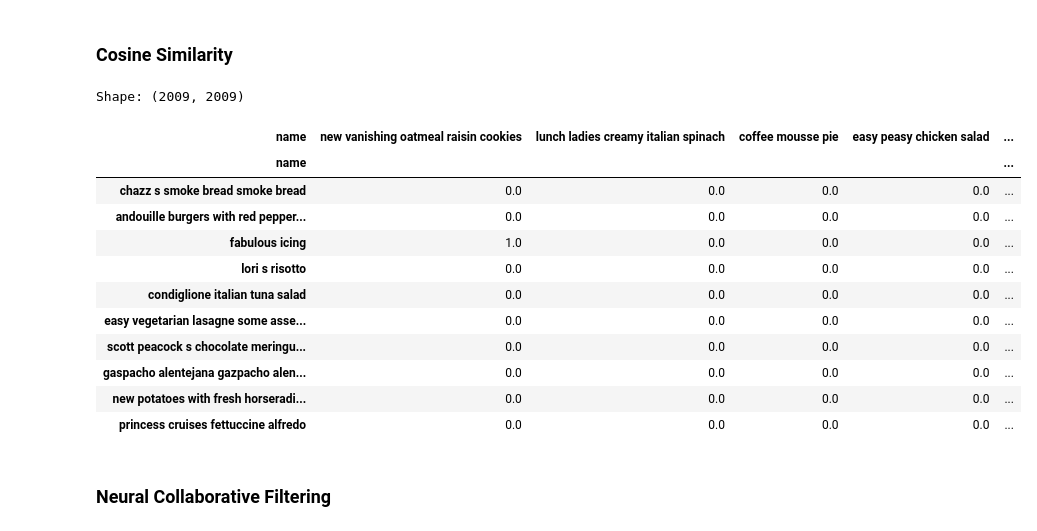
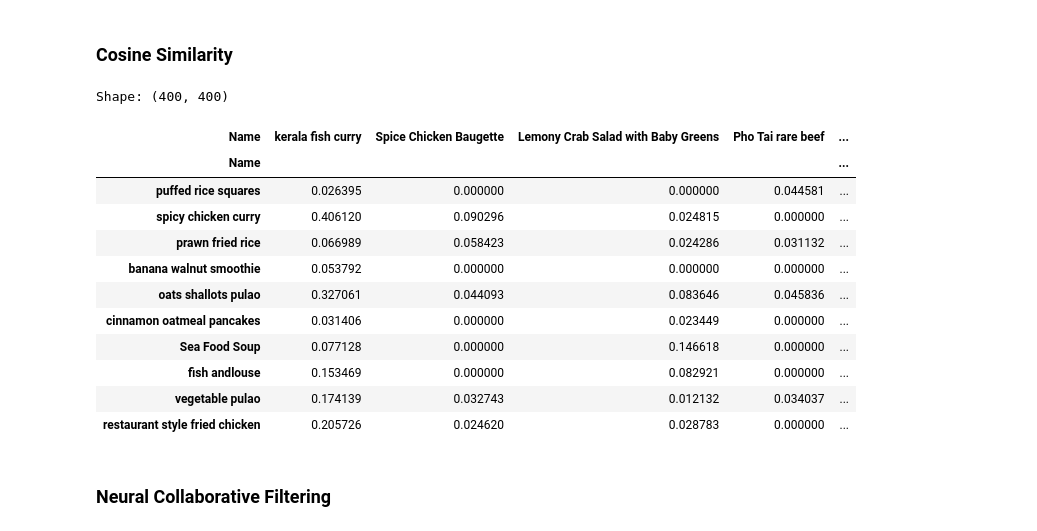
Before and after one commit to Sulbae/OlahGizi-Project, a Jupyter notebook: Food Recommender/notebook.ipynb, the cells around one changed output. Drawn from its saved outputs; the diff is of its cells as text; code cells hidden in the pictures.

```diff
--- a/Food Recommender/notebook.ipynb
+++ b/Food Recommender/notebook.ipynb
@@ -559,26 +559,26 @@ print(x, y)
 cos_sim = cosine_similarity(tfidf_matrix, tfidf_matrix)
 # %%
 cos_sim_df = pd.DataFrame(cos_sim,
-                          index=content_based_df['name'],
-                          columns=content_based_df['name'])
+                          index=content_based_df['Name'],
+                          columns=content_based_df['Name'])
 
 print("Shape:", cos_sim_df.shape)
 
 cos_sim_df.sample(10, axis=1).sample(10, axis=0)
 # %% [output]
-Shape: (2009, 2009)
+Shape: (400, 400)
-| name | new vanishing oatmeal raisin cookies | lunch ladies creamy italian spinach | coffee mousse pie | easy peasy chicken salad | ... |
-| name |  |  |  |  | ... |
-| chazz s smoke bread smoke bread | 0.0 | 0.0 | 0.0 | 0.0 | ... |
-| andouille burgers with red pepper... | 0.0 | 0.0 | 0.0 | 0.0 | ... |
-| fabulous icing | 1.0 | 0.0 | 0.0 | 0.0 | ... |
-| lori s risotto | 0.0 | 0.0 | 0.0 | 0.0 | ... |
-| condiglione italian tuna salad | 0.0 | 0.0 | 0.0 | 0.0 | ... |
-| easy vegetarian lasagne some asse... | 0.0 | 0.0 | 0.0 | 0.0 | ... |
-| scott peacock s chocolate meringu... | 0.0 | 0.0 | 0.0 | 0.0 | ... |
-| gaspacho alentejana gazpacho alen... | 0.0 | 0.0 | 0.0 | 0.0 | ... |
-| new potatoes with fresh horseradi... | 0.0 | 0.0 | 0.0 | 0.0 | ... |
-| princess cruises fettuccine alfredo | 0.0 | 0.0 | 0.0 | 0.0 | ... |
+| Name | kerala fish curry | Spice Chicken Baugette | Lemony Crab Salad with Baby Greens | Pho Tai rare beef | ... |
+| Name |  |  |  |  | ... |
+| puffed rice squares | 0.026395 | 0.000000 | 0.000000 | 0.044581 | ... |
+| spicy chicken curry | 0.406120 | 0.090296 | 0.024815 | 0.000000 | ... |
+| prawn fried rice | 0.066989 | 0.058423 | 0.024286 | 0.031132 | ... |
+| banana walnut smoothie | 0.053792 | 0.000000 | 0.000000 | 0.000000 | ... |
+| oats shallots pulao | 0.327061 | 0.044093 | 0.083646 | 0.045836 | ... |
+| cinnamon oatmeal pancakes | 0.031406 | 0.000000 | 0.023449 | 0.000000 | ... |
+| Sea Food Soup | 0.077128 | 0.000000 | 0.146618 | 0.000000 | ... |
+| fish andlouse | 0.153469 | 0.000000 | 0.082921 | 0.000000 | ... |
+| vegetable pulao | 0.174139 | 0.032743 | 0.012132 | 0.034037 | ... |
+| restaurant style fried chicken | 0.205726 | 0.024620 | 0.028783 | 0.000000 | ... |
 # %% [markdown]
 ### Neural Collaborative Filtering
 # %% [markdown]
```
Also changed, not shown: parts of 28 cells of this notebook, 1 other file.
